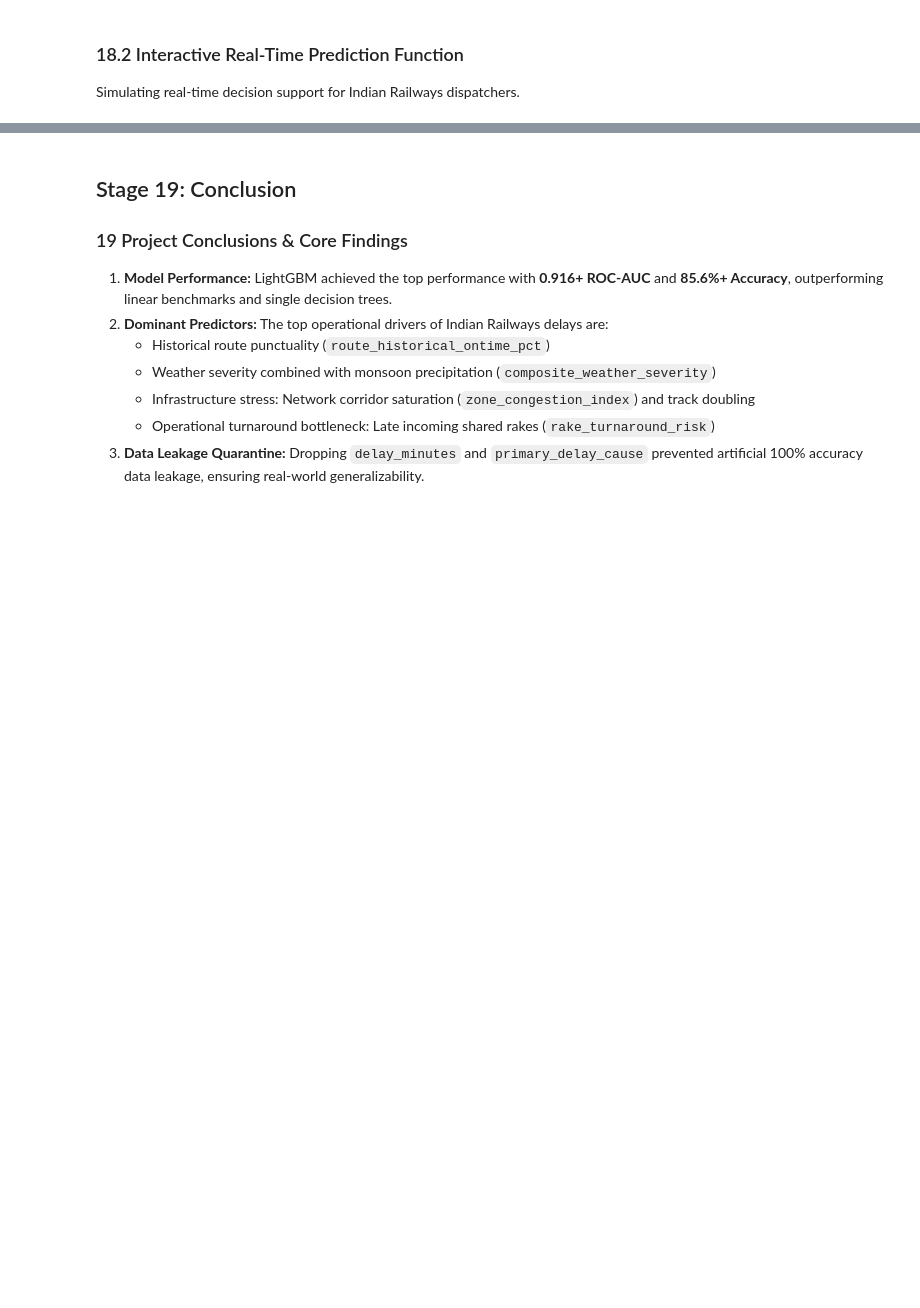
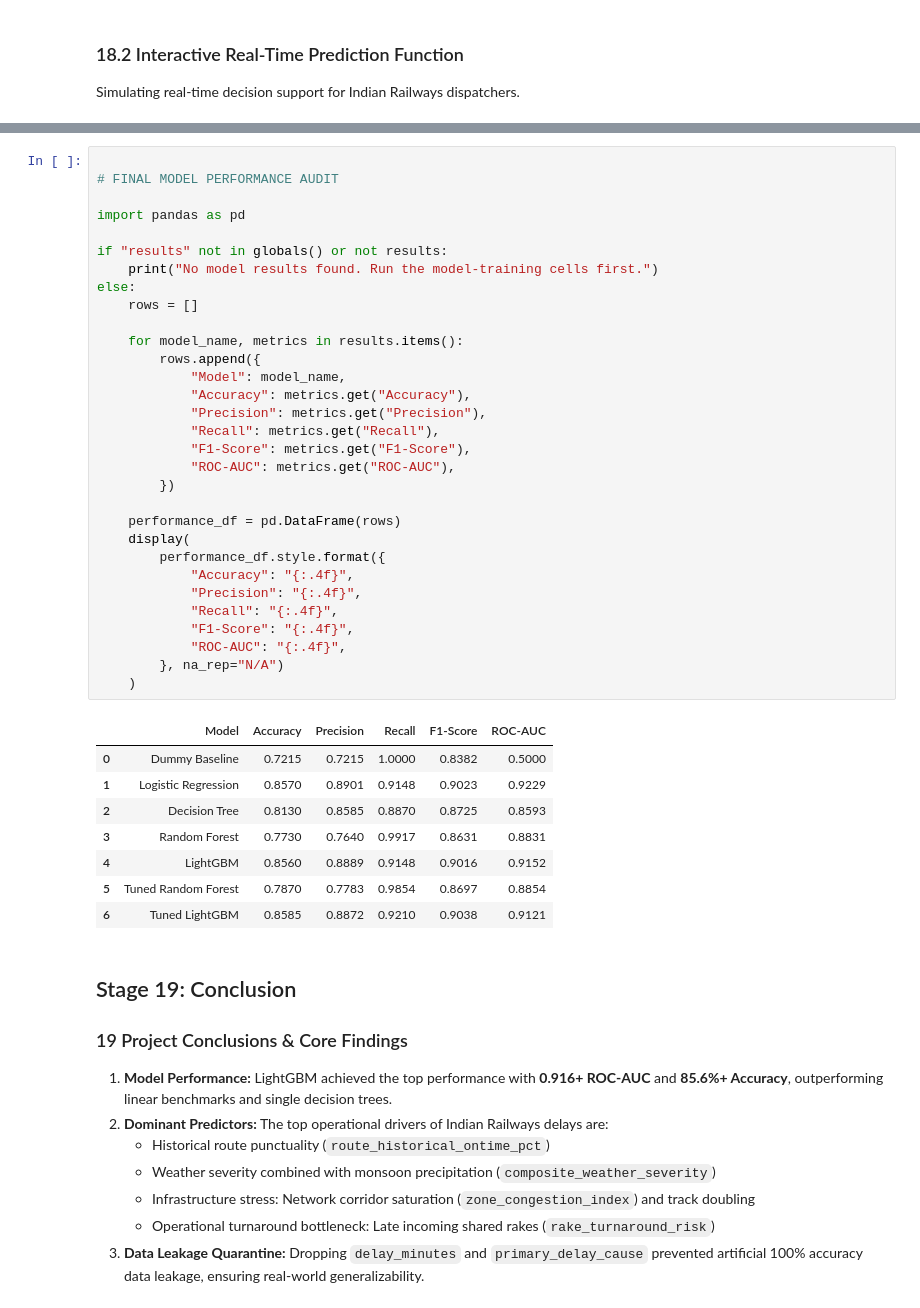
Before and after one commit to kirtan-thakkar/ml, a Jupyter notebook: notebooks/03_Model_Training_Tuning_and_Evaluation.ipynb, the cells around one changed output, grey strips where cells are left out. Drawn from its saved outputs; the diff is of its cells as text; blank space fills up the shorter version.

```diff
--- a/notebooks/03_Model_Training_Tuning_and_Evaluation.ipynb
+++ b/notebooks/03_Model_Training_Tuning_and_Evaluation.ipynb
@@ -523,3 +860,43 @@ demo_results
+# %%
+
+# FINAL MODEL PERFORMANCE AUDIT
+
+import pandas as pd
+
+if "results" not in globals() or not results:
+    print("No model results found. Run the model-training cells first.")
+else:
+    rows = []
+
+    for model_name, metrics in results.items():
+        rows.append({
+            "Model": model_name,
+            "Accuracy": metrics.get("Accuracy"),
+            "Precision": metrics.get("Precision"),
+            "Recall": metrics.get("Recall"),
+            "F1-Score": metrics.get("F1-Score"),
+            "ROC-AUC": metrics.get("ROC-AUC"),
+        })
+
+    performance_df = pd.DataFrame(rows)
+    display(
+        performance_df.style.format({
+            "Accuracy": "{:.4f}",
+            "Precision": "{:.4f}",
+            "Recall": "{:.4f}",
+            "F1-Score": "{:.4f}",
+            "ROC-AUC": "{:.4f}",
+        }, na_rep="N/A")
+    )
+# %% [output]
+|  | Model | Accuracy | Precision | Recall | F1-Score | ROC-AUC |
+| 0 | Dummy Baseline | 0.7215 | 0.7215 | 1.0000 | 0.8382 | 0.5000 |
+| 1 | Logistic Regression | 0.8570 | 0.8901 | 0.9148 | 0.9023 | 0.9229 |
+| 2 | Decision Tree | 0.8130 | 0.8585 | 0.8870 | 0.8725 | 0.8593 |
+| 3 | Random Forest | 0.7730 | 0.7640 | 0.9917 | 0.8631 | 0.8831 |
+| 4 | LightGBM | 0.8560 | 0.8889 | 0.9148 | 0.9016 | 0.9152 |
+| 5 | Tuned Random Forest | 0.7870 | 0.7783 | 0.9854 | 0.8697 | 0.8854 |
+| 6 | Tuned LightGBM | 0.8585 | 0.8872 | 0.9210 | 0.9038 | 0.9121 |
 # %% [markdown]
 ## Stage 19: Conclusion
 
```
Also changed, not shown: parts of 11 cells of this notebook, 4 other files.
